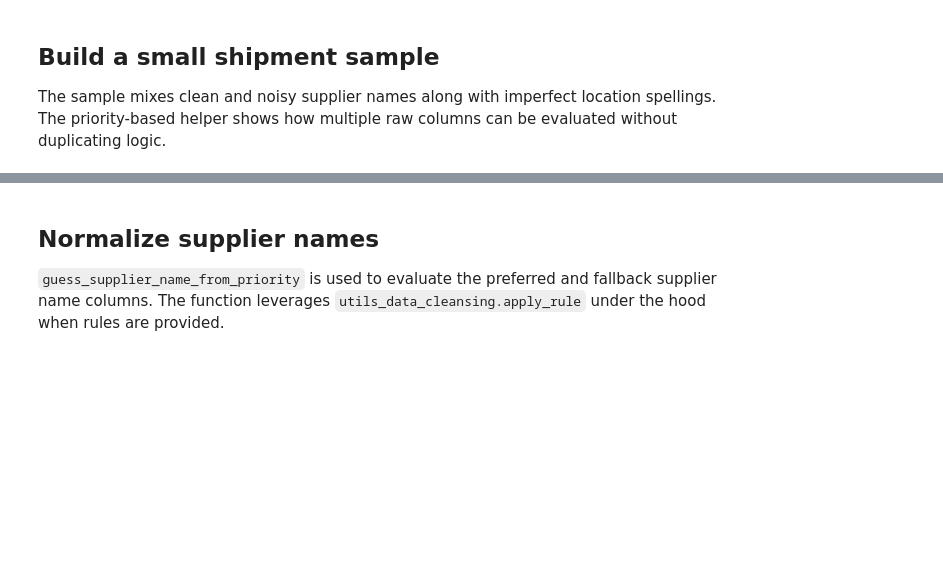
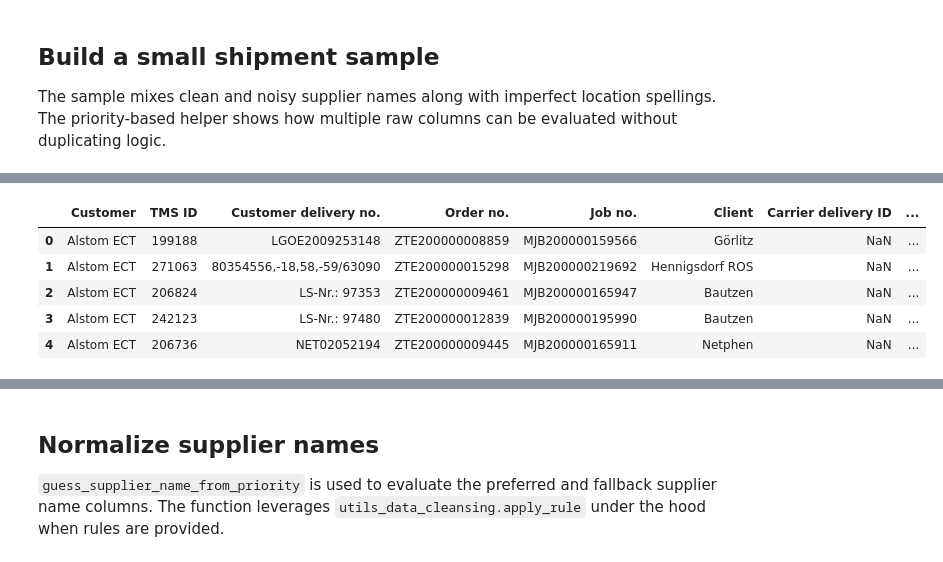
Before and after one commit to Myoxsis/LoopPilot, a Jupyter notebook: analysis_v2.ipynb, the cells around one changed output, grey strips where cells are left out. Drawn from its saved outputs; the diff is of its cells as text; code cells hidden in the pictures; blank space fills up the shorter version.

```diff
--- a/analysis_v2.ipynb
+++ b/analysis_v2.ipynb
@@ -12,6 +12,8 @@ from utils_supplier_name import (
     guess_supplier_name_from_priority,
     load_supplier_names,
 )
+
+pd.set_option('display.max_columns', 100)
 # %% [markdown]
 ## Load rule and reference data
 
@@ -63,0 +76,11 @@ raw_shipments
+# %%
+df = pd.read_csv('raw_data.csv', sep=";")
+df['Consignee name'] = df['Consignee name'].apply(lambda x : str(x))
+df.head()
+# %% [output]
+|  | Customer | TMS ID | Customer delivery no. | Order no. | Job no. | Client | Carrier delivery ID | ... |
+| 0 | Alstom ECT | 199188 | LGOE2009253148 | ZTE200000008859 | MJB200000159566 | Görlitz | NaN | ... |
+| 1 | Alstom ECT | 271063 | 80354556,-18,58,-59/63090 | ZTE200000015298 | MJB200000219692 | Hennigsdorf ROS | NaN | ... |
+| 2 | Alstom ECT | 206824 | LS-Nr.: 97353 | ZTE200000009461 | MJB200000165947 | Bautzen | NaN | ... |
+| 3 | Alstom ECT | 242123 | LS-Nr.: 97480 | ZTE200000012839 | MJB200000195990 | Bautzen | NaN | ... |
+| 4 | Alstom ECT | 206736 | NET02052194 | ZTE200000009445 | MJB200000165911 | Netphen | NaN | ... |
```
Also changed, not shown: parts of 14 cells of this notebook.
